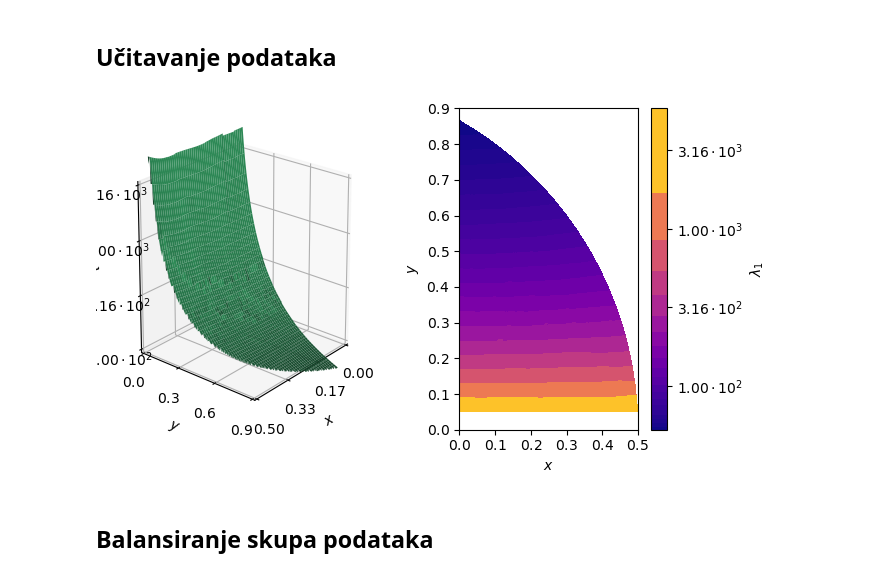
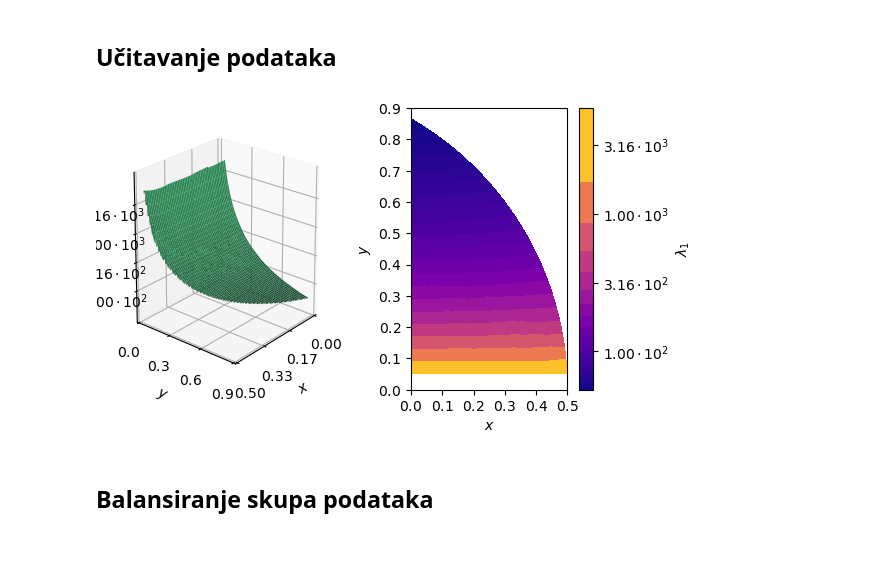
Before and after one commit to DavorPenzar/diplomski, a Jupyter notebook: code/Rjesenje_zadatka.ipynb, the cells around one changed output. Cells and saved outputs as stored; diff of their text form; code cells hidden in the pictures; blank space fills up the shorter version.

```diff
--- a/code/Rjesenje_zadatka.ipynb
+++ b/code/Rjesenje_zadatka.ipynb
@@ -52,11 +120,11 @@ df_balanced = pd.read_csv(
 # %%
-x = np.load('data/triangles/x.npy')
-y = np.load('data/triangles/y.npy')
+x = np.load('data/arrays/x.npy')
+y = np.load('data/arrays/y.npy')
 
-X = np.load('data/triangles/X.npy')
-Y = np.load('data/triangles/Y.npy')
+X = np.load('data/arrays/X.npy')
+Y = np.load('data/arrays/Y.npy')
 
-L_0 = np.load('data/triangles/L_0.npy')
+L_0 = np.load('data/arrays/L.npy')
 # %%
 I = np.array(
     np.isnan(L_0),
@@ -135,7 +203,7 @@ lim = {
     'sv_angle_1' : (0.0, 4.5),
     'sv_angle_2' : (0.0, 4.5),
     'l_0' : (0.0, 6000.0),
-    'l_0_log10' : (2.0, 3.5),
+    'l_0_log10' : (1.5, 4.0),
     'l_0_inv' : (0.00, 0.02)
 }
 
@@ -278,7 +346,7 @@ except (NameError, UnboundLocalError):
     pass
 # %%
 # Create a figure.
-fig = plt.figure(num = 'Eigenvalues', figsize = (7.5, 4.171875))
+fig = plt.figure(num = 'Eigenvalues', figsize = (6.5, 3.65625))
 
 # Create subplots.
 ax0 = fig.add_subplot(1, 2, 1, projection = '3d')
@@ -328,35 +396,35 @@ ax1.set_ylabel("$ y $")
 ax1.set_xticks(ticks['x_1'])
 ax1.set_yticks(ticks['y_1'])
 
 # Set tick labels on the 2D plot.
 ax1.set_xticklabels(ticklabels['x_1'])
 ax1.set_yticklabels(ticklabels['y_1'])
 
 # Set axis limits on the 2D plot.
 ax1.set_xlim(lim['x_1'])
 ax1.set_ylim(lim['y_1'])
 
 # Create a colorbar for the contour plot (2D plot
 cbar = fig.colorbar(
     cs,
     ax = ax1,
     ticks = ticks['l_0_log10'],
     spacing = 'proportional'
 )
 
 # Set the label for the colorbar.
 cbar.set_label("$ \lambda_{1} $")
 
 # Set ticklabels for the colorbar.
 cbar.ax.set_yticklabels(ticklabels['l_0_log10'])
 
 # Save the figure.
-fig.savefig('../eigenvalues.pdf')
+fig.savefig('../eigenvalues.pdf', bbox_inches = 'tight')
 
 # Show the plots.
 plt.show()
 # %% [output]
-[figure, old version]
+[figure, new version]
 # %%
 # Free the memory.
 del fig
```
Also changed, not shown: parts of 16 cells of this notebook, 2 other files.
